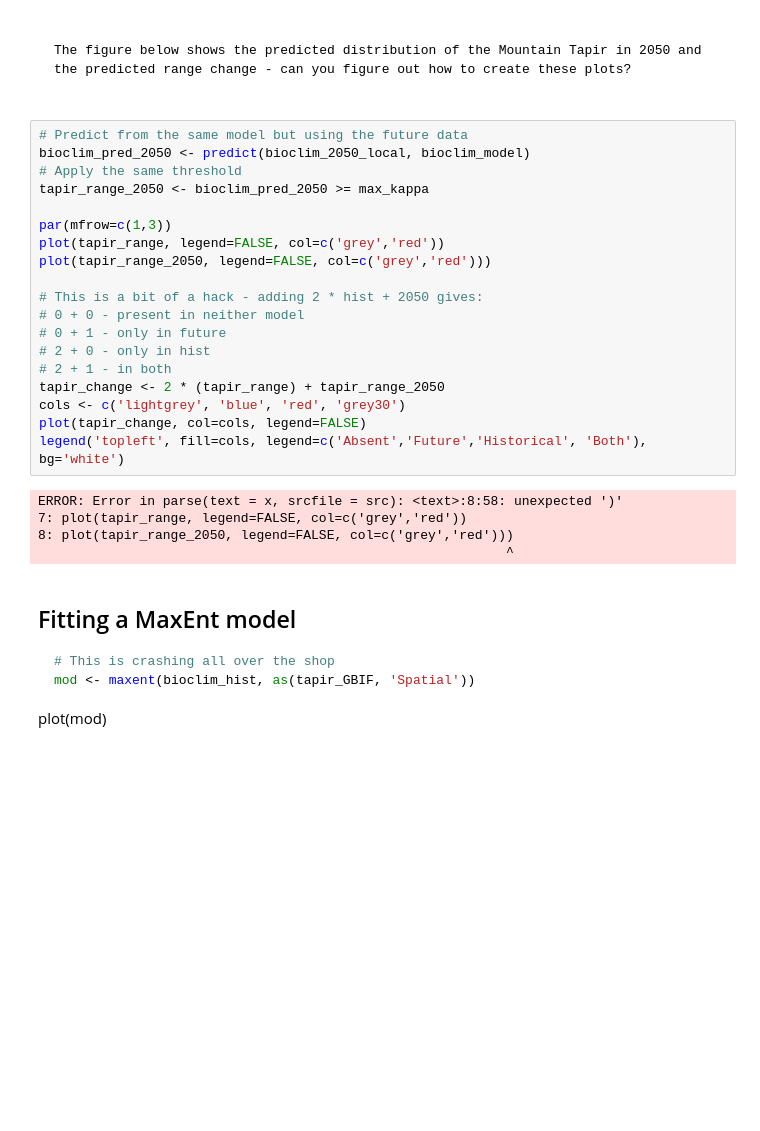
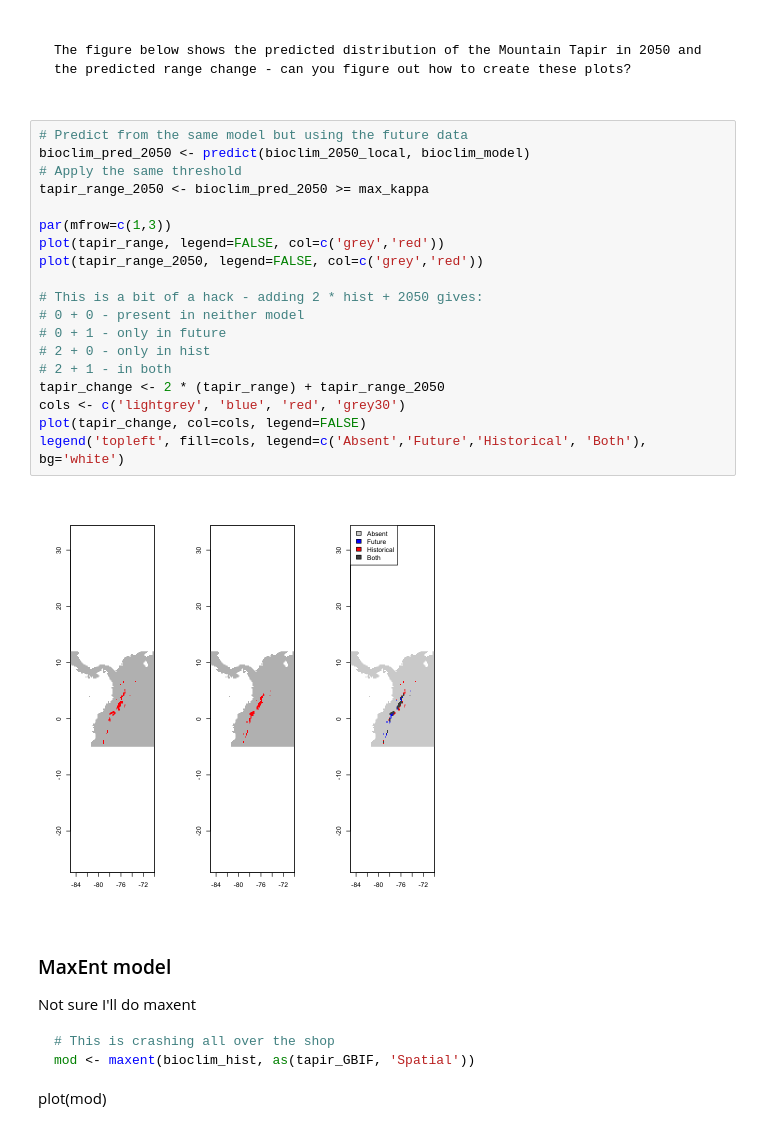
Before and after one commit to davidorme/Masters_GIS, a Jupyter notebook: _sources/practical_2/practical_2.ipynb, the cells around one changed output. Drawn from its saved outputs; the diff is of its cells as text; blank space fills up the shorter version.

````diff
--- a/_sources/practical_2/practical_2.ipynb
+++ b/_sources/practical_2/practical_2.ipynb
@@ -380,29 +380,28 @@ The figure below shows the predicted distribution of the Mountain Tapir in 2050
 # %%
 # Predict from the same model but using the future data
 bioclim_pred_2050 <- predict(bioclim_2050_local, bioclim_model)
 # Apply the same threshold
 tapir_range_2050 <- bioclim_pred_2050 >= max_kappa
 
 par(mfrow=c(1,3))
 plot(tapir_range, legend=FALSE, col=c('grey','red'))
-plot(tapir_range_2050, legend=FALSE, col=c('grey','red')))
+plot(tapir_range_2050, legend=FALSE, col=c('grey','red'))
 
 # This is a bit of a hack - adding 2 * hist + 2050 gives:
 # 0 + 0 - present in neither model
 # 0 + 1 - only in future
 # 2 + 0 - only in hist
 # 2 + 1 - in both
 tapir_change <- 2 * (tapir_range) + tapir_range_2050
 cols <- c('lightgrey', 'blue', 'red', 'grey30')
 plot(tapir_change, col=cols, legend=FALSE)
 legend('topleft', fill=cols, legend=c('Absent','Future','Historical', 'Both'), bg='white')
 # %% [output]
-ERROR: Error in parse(text = x, srcfile = src): <text>:8:58: unexpected ')'
-7: plot(tapir_range, legend=FALSE, col=c('grey','red'))
-8: plot(tapir_range_2050, legend=FALSE, col=c('grey','red')))
-                                                            ^
+[figure, added]
 # %% [markdown]
-## Fitting a MaxEnt model
+###  MaxEnt model
+
+Not sure I'll do maxent
 
 ```r
 # This is crashing all over the shop
````
Also changed, not shown: parts of 6 cells of this notebook, 9 other files.
